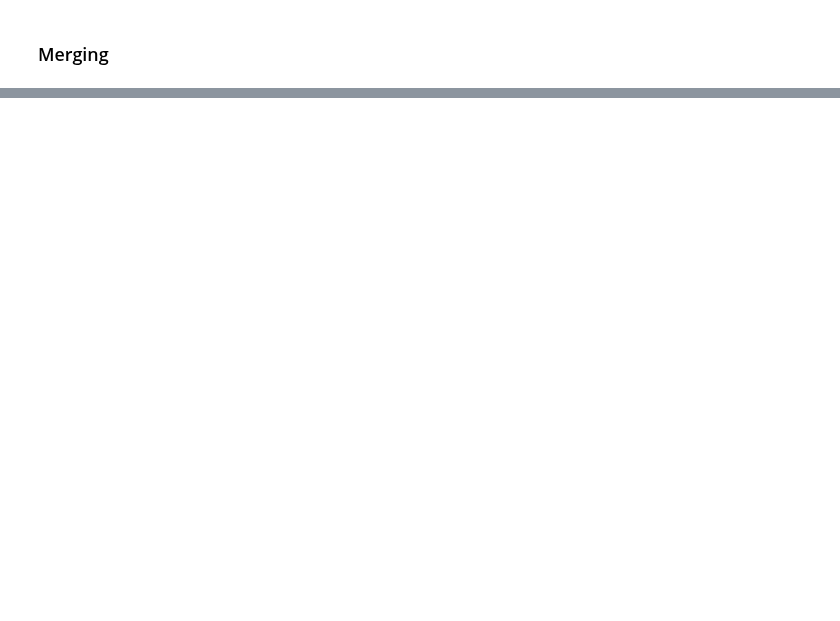
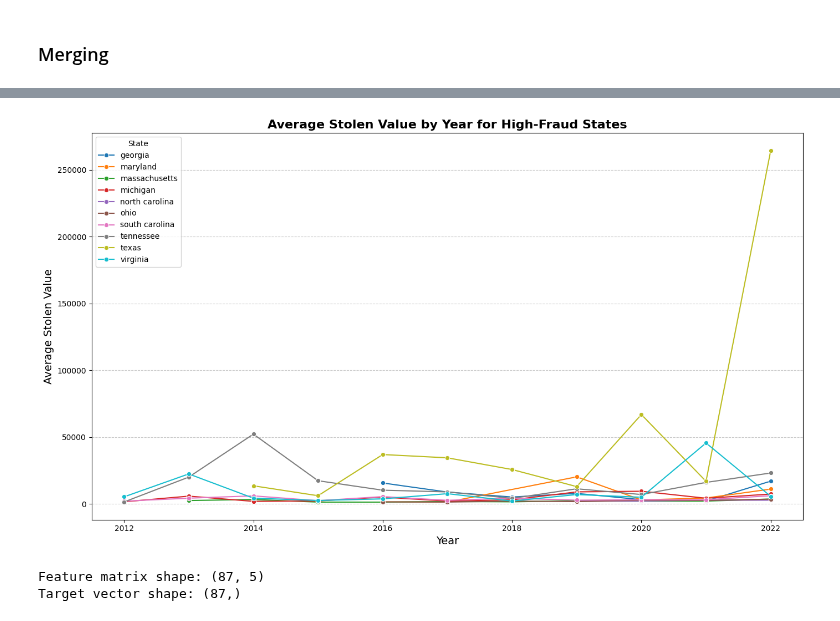
Before and after one commit to ryantangmj/ryantangmj.github.io, a Jupyter notebook: cleanupdata.ipynb, the cells around one changed output, grey strips where cells are left out. Cells and saved outputs as stored; diff of their text form; code cells hidden in the pictures; blank space fills up the shorter version.

```diff
--- a/cleanupdata.ipynb
+++ b/cleanupdata.ipynb
@@ -937,0 +1020,36 @@ Feature Importances:
+# %%
+# Group by State and Year to calculate average stolen value
+stolen_trends = filtered_cargo_fraud.groupby(['State', 'Year'])['stolen_value'].mean().reset_index()
+
+# Visualize trends
+plt.figure(figsize=(14, 8))
+sns.lineplot(data=stolen_trends, x='Year', y='stolen_value', hue='State', marker='o')
+plt.title('Average Stolen Value by Year for High-Fraud States', fontsize=16, weight='bold')
+plt.xlabel('Year', fontsize=14)
+plt.ylabel('Average Stolen Value', fontsize=14)
+plt.legend(title='State')
+plt.grid(axis='y', linestyle='--', alpha=0.7)
+plt.tight_layout()
+plt.show()
+# %% [output]
+[figure, added]
+# %%
+# Ensure the merged dataset contains only the top 10 states
+top_states = fraud_by_state.head(10)['State']
+filtered_merged_data = merged_data_clean[merged_data_clean['State'].isin(top_states)]
+
+# Define target and features
+target = 'Fraud_Count'  # Replace with the appropriate column for fraud prediction
+features = [col for col in filtered_merged_data.columns if col not in ['State', 'Year', target]]
+
+# Encode categorical variables and ensure all features are numeric
+filtered_merged_data_encoded = pd.get_dummies(filtered_merged_data[features], drop_first=True)
+X = filtered_merged_data_encoded
+y = filtered_merged_data[target]
+
+# Display the shape of the prepared dataset
+print(f"Feature matrix shape: {X.shape}")
+print(f"Target vector shape: {y.shape}")
+# %% [output]
+Feature matrix shape: (87, 5)
+Target vector shape: (87,)
```
Also changed, not shown: parts of 24 cells of this notebook.
